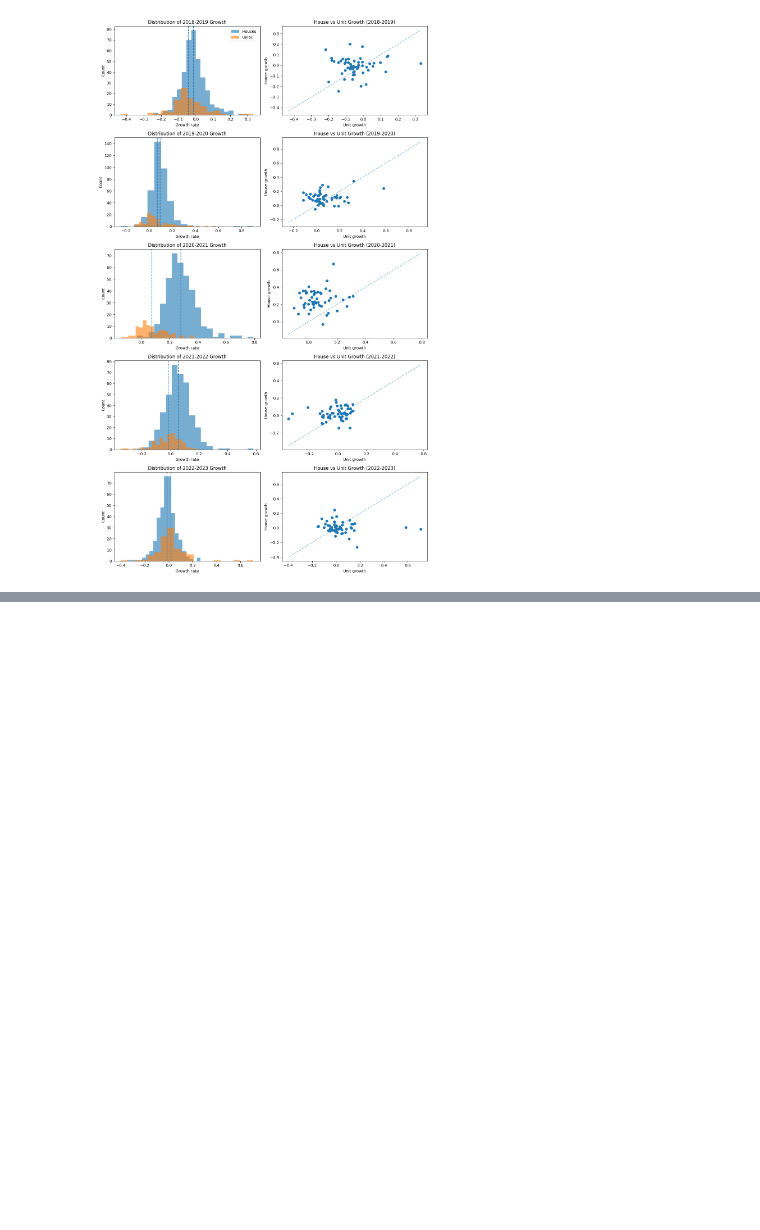
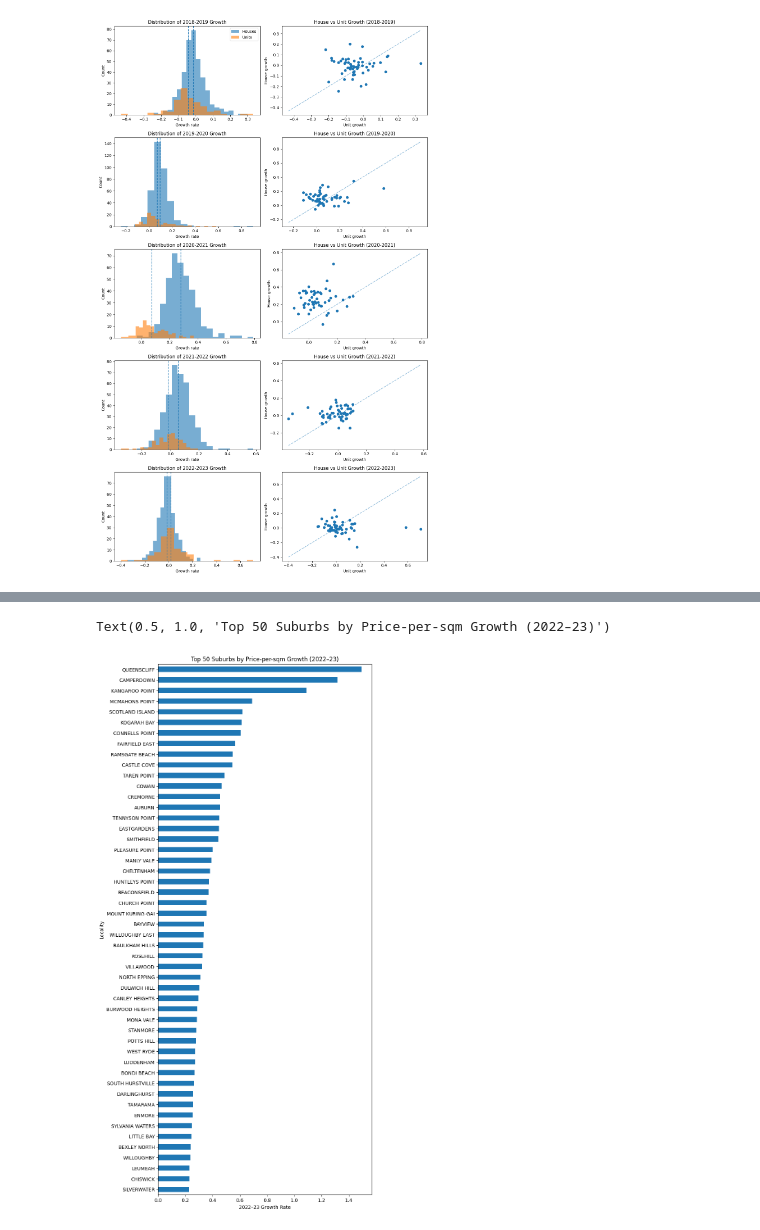
Before and after one commit to eternalBackPain/NSW-Property-Data, a Jupyter notebook: 20250607 analysis.ipynb, the cells around one changed output, grey strips where cells are left out. Cells and saved outputs as stored; diff of their text form; code cells hidden in the pictures; blank space fills up the shorter version.

```diff
--- a/20250607 analysis.ipynb
+++ b/20250607 analysis.ipynb
@@ -401,0 +645,36 @@ plt.show()
+# %%
+import pandas as pd
+
+# 1. Pivot table of average Price_per_sqm per Locality per Year
+pivot = (
+    df_gs
+    .groupby(['Locality', 'Year'])['Price_per_sqm']
+    .mean()
+    .unstack()                           # Locality rows × Year columns
+    .sort_index(axis=1)                 # order columns chronologically
+)
+pivot.columns.name = 'AvgPrice_sqm'
+
+# 2. Year-on-year growth rates (as decimals)
+years = pivot.columns.tolist()
+growth = pivot.pct_change(axis=1)       # % change along the year axis
+growth = growth.iloc[:, 1:]             # drop the first year (no prior year to compare)
+growth.columns = [
+    f'Growth_{years[i-1]}_{years[i]}'
+    for i in range(1, len(years))
+]
+
+# 3. Combine averages and growth into one summary table
+summary = pd.concat([pivot, growth], axis=1)
+
+# 4. (Optional) round for readability
+summary = summary.round(4)
+
+# Sort the summary by the 2022–2023 growth rate, highest first
+sorted_summary = summary.sort_values(
+    by='Growth_2022_2023',
+    ascending=False
+)
+
+# Peek at the top performers
+print(sorted_summary.head())
@@ -401,0 +747,10 @@ plt.show()
+# %%
+top_n = 50
+top_growth = sorted_summary['Growth_2022_2023'].head(top_n)
+ax = top_growth.plot.barh(figsize=(8, 20))
+ax.invert_yaxis()  # highest at top
+ax.set_xlabel('2022–23 Growth Rate')
+ax.set_title(f'Top {top_n} Suburbs by Price-per-sqm Growth (2022–23)')
+# %% [output]
+Text(0.5, 1.0, 'Top 50 Suburbs by Price-per-sqm Growth (2022–23)')
+[figure, added]
```
Also changed, not shown: parts of 11 cells of this notebook.
